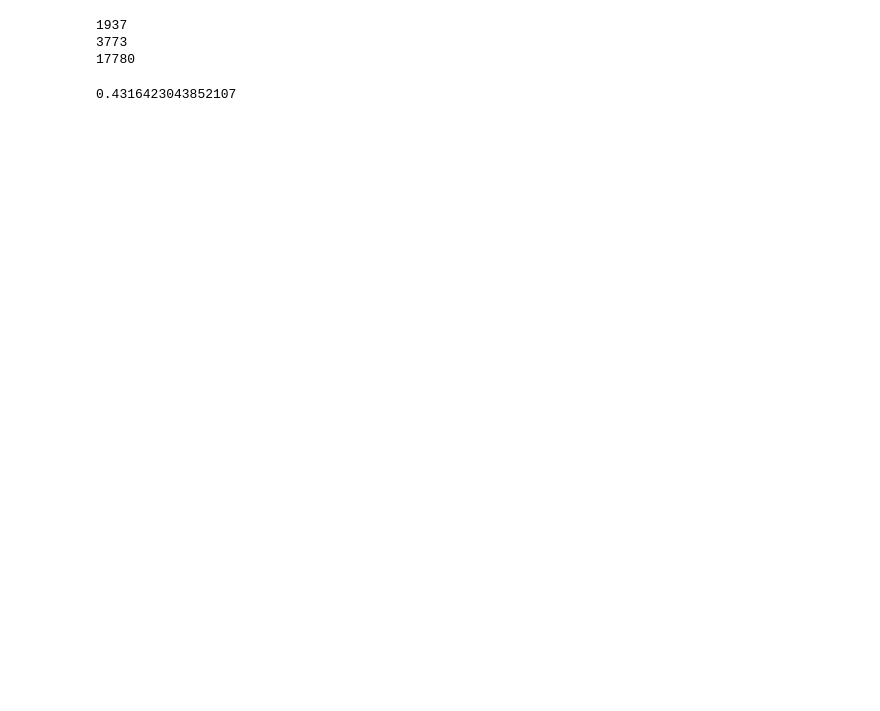
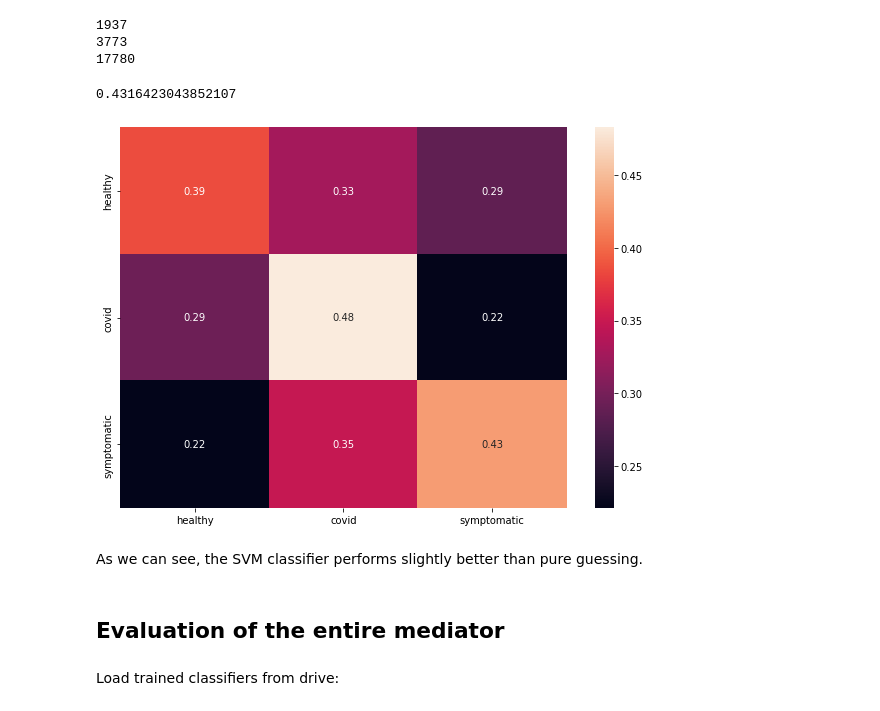
Before and after one commit to codingfabi/COUGHVID, a Jupyter notebook: Evaluation.ipynb, the cells around one changed output. Drawn from its saved outputs; the diff is of its cells as text; code cells hidden in the pictures; blank space fills up the shorter version.

Commit message:
finalize whole evaluation

```diff
--- a/Evaluation.ipynb
+++ b/Evaluation.ipynb
@@ -558,8 +614,24 @@ svm.fit(X_train_svm, y_train_svm)
 predictions = []
 for x in X_test_svm:
   X = np.expand_dims(x, axis=0)
-  predictions.append(svm.predict(X))
+  predictions.append(svm.predict(X)[0])
 # %%
 print(svm.evaluateScore(X_test_svm, y_test_svm))
 # %% [output]
 0.4316423043852107
+# %%
+predictions = oneHotEncoding(predictions)
+# %%
+y_test_oneHot = oneHotEncoding(y_test_svm)
+# %%
+matrix = confusion_matrix(np.argmax(y_test_oneHot, axis=1), np.argmax(predictions, axis=1), normalize="true")
+labellist = ['healthy','covid', 'symptomatic']
+plotConfusionMatrix(labellist, matrix)
+# %% [output]
+[figure, added]
+# %% [markdown]
+As we can see, the SVM classifier performs slightly better than pure guessing.
+# %% [markdown]
+## Evaluation of the entire mediator
+# %% [markdown]
+Load trained classifiers from drive:
```
Also changed, not shown: parts of 41 cells of this notebook.
